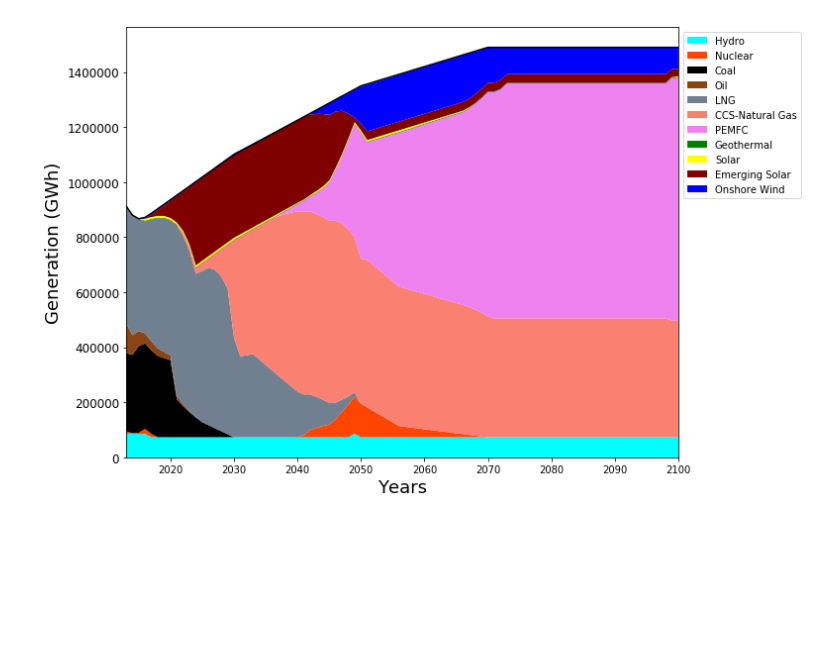
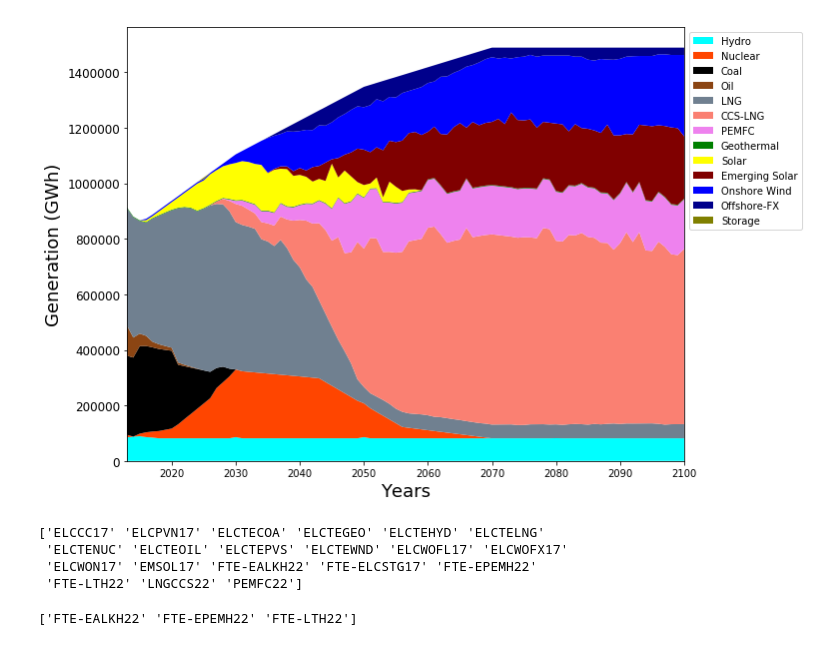
Before and after one commit to arfc/i2cner, a Jupyter notebook: JPN-Main-Model/active/newtech-nonuc/output/plotter.ipynb, the cells around one changed output. Saved outputs shown, nothing was run; the diff lists cells and outputs as text; code cells hidden in the pictures; blank space fills up the shorter version.

Commit message:
updated model capacity  values
Former-commit-id: 5885f6f353fce0af7e4d2c47086e8982252a00c0
Former-commit-id: beb6bab7a54a0428e29d6f1d4a30827720c71af7

```diff
--- a/JPN-Main-Model/active/newtech-nonuc/output/plotter.ipynb
+++ b/JPN-Main-Model/active/newtech-nonuc/output/plotter.ipynb
@@ -31,44 +31,82 @@ print(procs)
 # %%
 ordlegend=['Hydro','Nuclear',
            'Coal','Oil', 'LNG',
-           'CCS-Natural Gas','PEMFC',
+           'CCS-LNG','PEMFC',
            'Geothermal','Solar','Emerging Solar',
-           'Onshore Wind'#,'Offshore-FX'#,'Offshore-FL',#'Storage',
-           #'Storage','Steam reforming+CCS','Steam reforming','Electrolysis',
-          #'Imports'#,'CCS-USC'
+           'Onshore Wind','Offshore-FX',#'Offshore-FL',
+           'Storage'
           ]
 colours = ['aqua','orangered',
            'black', 'saddlebrown', 'slategray',
-           'salmon','violet',#'olive',
+           'salmon','violet',
            'green','yellow','maroon',
-           'blue'#,'darkblue'#,'teal',#'maroon',#'darkturquoise',
-           #'darkturquoise'
-           #'firebrick'
+           'blue','darkblue',#'teal',
+           'olive'
           ]
 fig, ax = plt.subplots(figsize=(10, 8))
 pltyrs=range(2013,2101)
 ax.stackplot(pltyrs,  pltdict['ELCTEHYD'],pltdict['ELCTENUC'],
-             pltdict['ELCTECOA'],pltdict['ELCTEOIL'], pltdict['ELCTELNG']+pltdict['ELCCC17'],
-             pltdict['LNGCCS22'],pltdict['PEMFC22'],
-              pltdict['ELCTEGEO'],pltdict['ELCTEPVS']+pltdict['ELCPVN17'],pltdict['EMSOL17'],
-             pltdict['ELCTEWND']+pltdict['ELCWON17'],#pltdict['ELCWOFX17'],#pltdict['ELCWOFL17'],#pltdict['FTE-ELCSTG17'],
-            # pltdict['FTE-ELCSTG17'],#pltdict['FTE-SRCCSH22'],pltdict['FTE-SRH22'],pltdict['HESYS22'],
-             #pltdict['IMPNRGZ'],#pltdict['USCCCS23'],
+             pltdict['ELCTECOA'],pltdict['ELCTEOIL'], pltdict['ELCTELNG']+pltdict['FTE-DIMELNG17'],
+             pltdict['FTE-DIMECCSG22'],pltdict['PEMFC22'],
+              pltdict['ELCTEGEO'],pltdict['ELCTEPVS']+pltdict['FTE-DIMEPVN17'],pltdict['FTE-DIMESOL17'],
+             pltdict['ELCTEWND']+pltdict['FTE-DIMEWON17'],pltdict['FTE-DIMEWOFX17'],#pltdict['FTE-DIMEWOFL17'],
+            pltdict['FTE-ELCSTG17'],
              labels=ordlegend, colors=colours)
 dmd=[913791,880396,866861,872251,8.87E+05,1.10E+06,1.35E+06,1.49E+06,1.49E+06]
 yr=[2013,2014,2015,2016,2017,2030,2050,2070,2100]
-ax.plot(yr,dmd,color='black')
+#ax.plot(yr,dmd,color='black')
 #ax.get_yaxis().set_major_formatter(plt.FuncFormatter(lambda x, loc: "{:,}".format(int(x))))
 #ax.grid()
 #plt.xticks(np.arange(2013, 2100+1, 1.0))
 ax.tick_params(axis="x", labelsize=10)
 ax.tick_params(axis="y", labelsize=12)
 ax.set_xlim((2013, 2100))
 #ax.set_ylim((0, 1000000))
 ax.legend(bbox_to_anchor=(1, 1), loc='upper left', ncol=1)
 ax.set_xlabel('Years',fontsize='18')
 ax.set_ylabel('Generation (GWh)',fontsize='18')
 #fig.autofmt_xdate()
-fig.savefig('elc_output_h2test.png',bbox_inches='tight', dpi=300)
+fig.savefig('elc_output_75mt.png',bbox_inches='tight', dpi=300)
 # %% [output]
-[figure, old version]
+[figure, new version]
+# %%
+fname='co2_emi_sources.csv'
+colfilter = ['Process','Period','PV']
+
+cdf = pd.read_csv(fname, delimiter=';', usecols = colfilter)
+cdf = cdf[colfilter]
+cdf=cdf.groupby(['Process', 'Period']).sum() #sum values for same period, process
+cdf=cdf.reset_index()
+cdf.set_index('Period', inplace=True)
+
+procs2 = cdf.Process.unique()
+pltdict2={}
+
+for prc in procs2:
+    c=cdf.loc[cdf['Process'] == prc].reindex(newyrs,fill_value=0)
+    pltdict2[prc]=c['PV']
+print(procs2)
+# %% [output]
+['ELCCC17' 'ELCPVN17' 'ELCTECOA' 'ELCTEGEO' 'ELCTEHYD' 'ELCTELNG'
+ 'ELCTENUC' 'ELCTEOIL' 'ELCTEPVS' 'ELCTEWND' 'ELCWOFL17' 'ELCWOFX17'
+ 'ELCWON17' 'EMSOL17' 'FTE-EALKH22' 'FTE-ELCSTG17' 'FTE-EPEMH22'
+ 'FTE-LTH22' 'LNGCCS22' 'PEMFC22']
+# %%
+fname='h2_sources.csv'
+colfilter = ['Process','Period','PV']
+
+h2df = pd.read_csv(fname, delimiter=';', usecols = colfilter)
+h2df = h2df[colfilter]
+h2df=h2df.groupby(['Process', 'Period']).sum() #sum values for same period, process
+h2df=h2df.reset_index()
+h2df.set_index('Period', inplace=True)
+
+procs3 = h2df.Process.unique()
+pltdict4={}
+
+for prc in procs3:
+    e=h2df.loc[h2df['Process'] == prc].reindex(newyrs,fill_value=0)
+    pltdict4[prc]=e['PV']
+print(procs3)
+# %% [output]
+['FTE-EALKH22' 'FTE-EPEMH22' 'FTE-LTH22']
```
Also changed, not shown: parts of 2 cells of this notebook, 42 other files.
